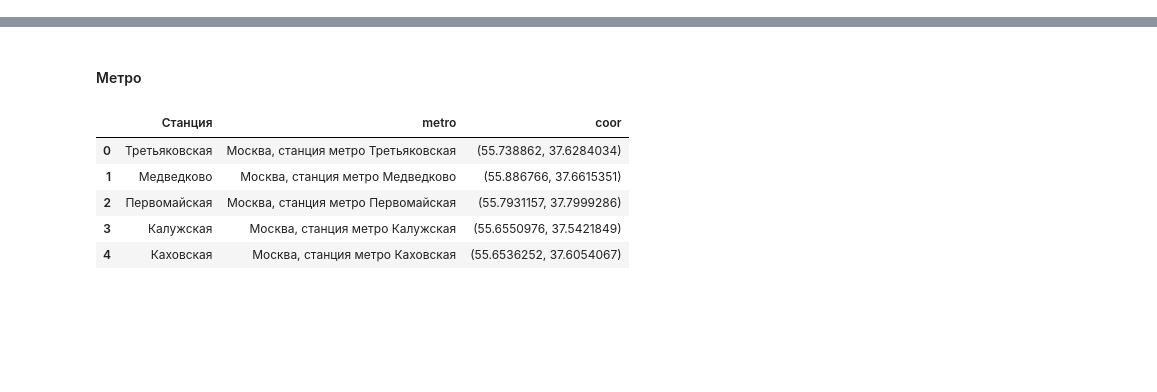
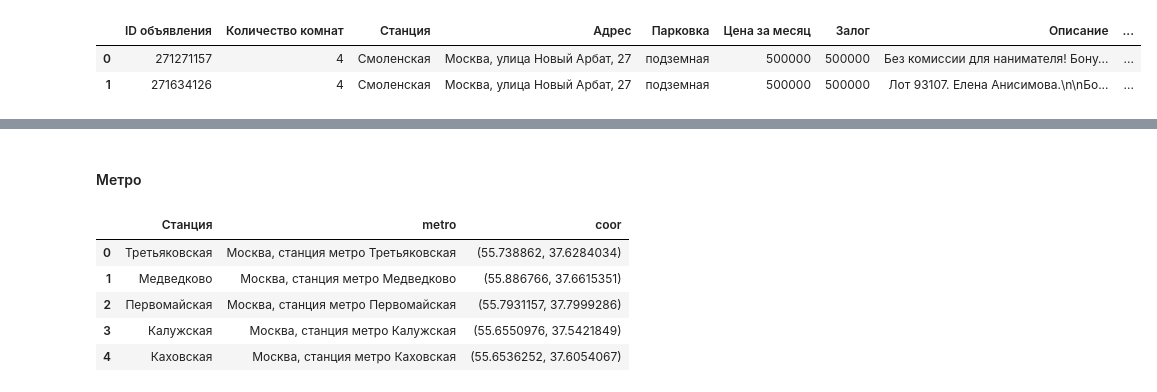
Before and after one commit to SainaAntonova/Project-, a Jupyter notebook: notebooks/preprocessing.ipynb, the cells around one changed output, grey strips where cells are left out. Cells and saved outputs as stored; diff of their text form; code cells hidden in the pictures; blank space fills up the shorter version.

```diff
--- a/notebooks/preprocessing.ipynb
+++ b/notebooks/preprocessing.ipynb
@@ -86,6 +142,5 @@ df.head(3)
 # %%
 # преобразование этажа и этажности дома
-
 def first_element(x):
     y = re.findall(r'\d+', x)
     return y[0]
@@ -99,5 +154,3 @@ df['Этажность дома'] = df['Дом'].apply(second_element).astype('i
 from operator import methodcaller
 def func(x):
   return float(x[0])
-point_place = df['Площадь, м2'].map(methodcaller("split", "/")).map(func).copy()
-df.insert(5, "Общая площадь",point_place)
@@ -144,2 +214,7 @@ df
 # %%
-df.drop(['Лифт', 'Санузел', 'Высота потолков, м', 'Балкон', 'Парковка', 'Мусоропровод', 'Окна'], axis= 1, inplace=True)
+df.drop(['index', 'Цена','Метро','Площадь, м2','Дом', 'Телефоны'], axis= 1, inplace=True)
+df.head(2)
+# %% [output]
+|  | ID объявления | Количество комнат | Станция | Адрес | Парковка | Цена за месяц | Залог | Описание | ... |
+| 0 | 271271157 | 4 | Смоленская | Москва, улица Новый Арбат, 27 | подземная | 500000 | 500000 | Без комиссии для нанимателя! Бону... | ... |
+| 1 | 271634126 | 4 | Смоленская | Москва, улица Новый Арбат, 27 | подземная | 500000 | 500000 | Лот 93107. Елена Анисимова.\n\nБо... | ... |
```
Also changed, not shown: parts of 23 cells of this notebook.
